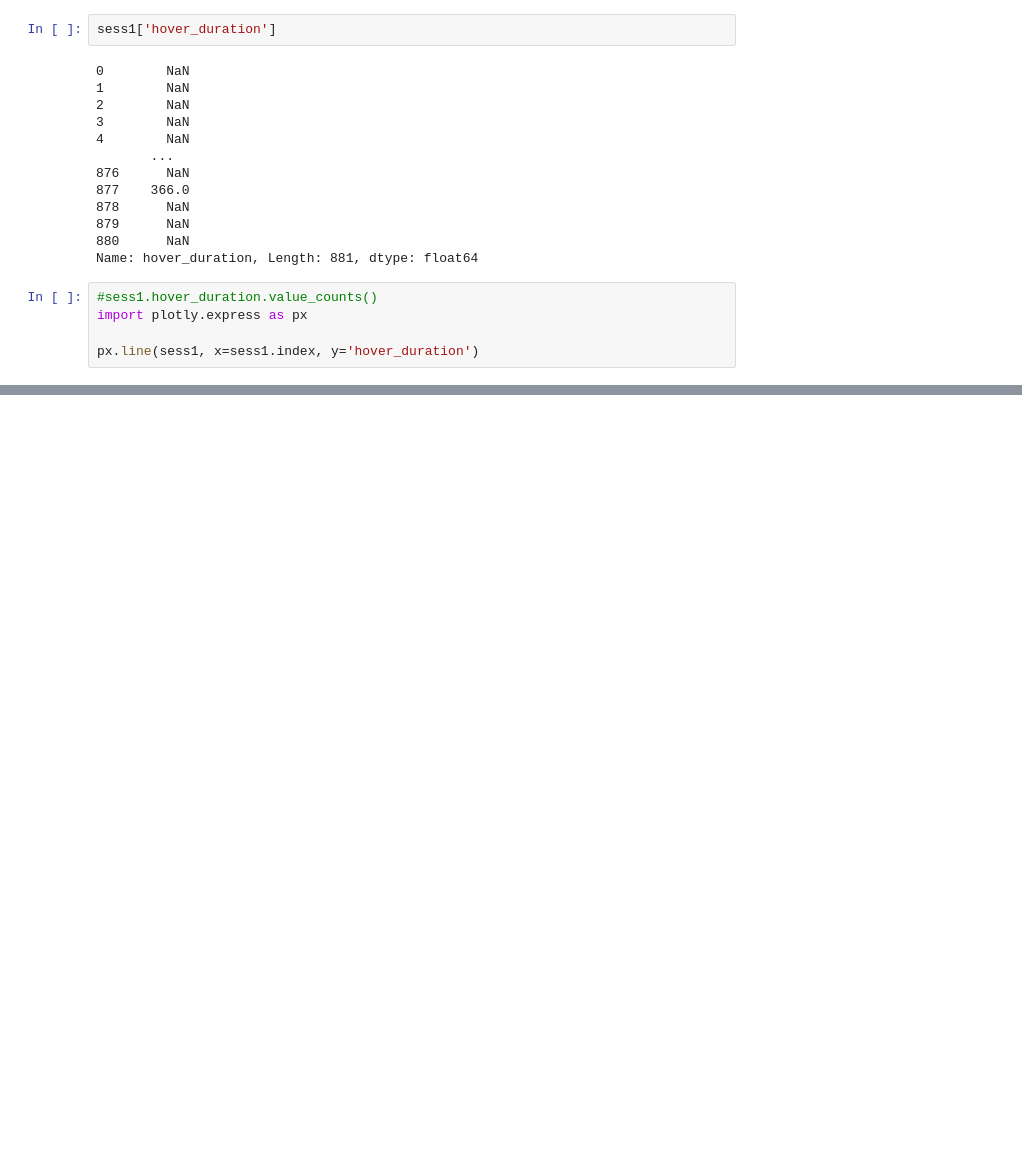
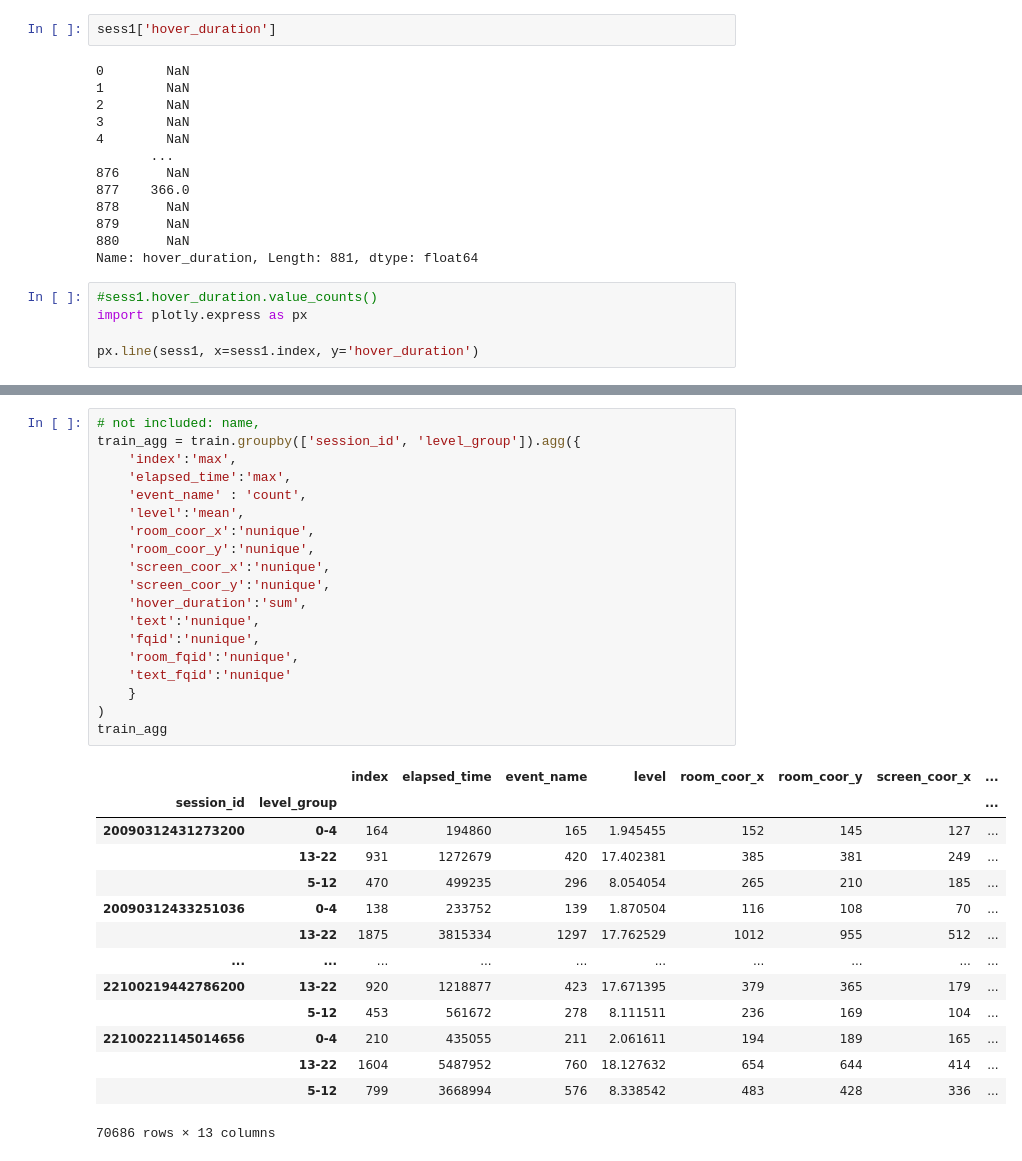
Before and after one commit to hwan18/gameplay_student_performance, a Jupyter notebook: 2.preprocess.ipynb, the cells around one changed output, grey strips where cells are left out. Drawn from its saved outputs; the diff is of its cells as text; blank space fills up the shorter version.

```diff
--- a/2.preprocess.ipynb
+++ b/2.preprocess.ipynb
@@ -342,0 +601,34 @@ px.line(sess1, x=sess1.index, y='hover_duration')
+# %%
+# not included: name,
+train_agg = train.groupby(['session_id', 'level_group']).agg({
+    'index':'max',
+    'elapsed_time':'max',
+    'event_name' : 'count',
+    'level':'mean',
+    'room_coor_x':'nunique',
+    'room_coor_y':'nunique',
+    'screen_coor_x':'nunique',
+    'screen_coor_y':'nunique',
+    'hover_duration':'sum',
+    'text':'nunique',
+    'fqid':'nunique',
+    'room_fqid':'nunique',
+    'text_fqid':'nunique'
+    }
+)
+train_agg
+# %% [output]
+|  |  | index | elapsed_time | event_name | level | room_coor_x | room_coor_y | screen_coor_x | ... |
+| session_id | level_group |  |  |  |  |  |  |  | ... |
+| 20090312431273200 | 0-4 | 164 | 194860 | 165 | 1.945455 | 152 | 145 | 127 | ... |
+|  | 13-22 | 931 | 1272679 | 420 | 17.402381 | 385 | 381 | 249 | ... |
+|  | 5-12 | 470 | 499235 | 296 | 8.054054 | 265 | 210 | 185 | ... |
+| 20090312433251036 | 0-4 | 138 | 233752 | 139 | 1.870504 | 116 | 108 | 70 | ... |
+|  | 13-22 | 1875 | 3815334 | 1297 | 17.762529 | 1012 | 955 | 512 | ... |
+| ... | ... | ... | ... | ... | ... | ... | ... | ... | ... |
+| 22100219442786200 | 13-22 | 920 | 1218877 | 423 | 17.671395 | 379 | 365 | 179 | ... |
+|  | 5-12 | 453 | 561672 | 278 | 8.111511 | 236 | 169 | 104 | ... |
+| 22100221145014656 | 0-4 | 210 | 435055 | 211 | 2.061611 | 194 | 189 | 165 | ... |
+|  | 13-22 | 1604 | 5487952 | 760 | 18.127632 | 654 | 644 | 414 | ... |
+|  | 5-12 | 799 | 3668994 | 576 | 8.338542 | 483 | 428 | 336 | ... |
+70686 rows × 13 columns
```
Also changed, not shown: parts of 40 cells of this notebook, 1 other file.
